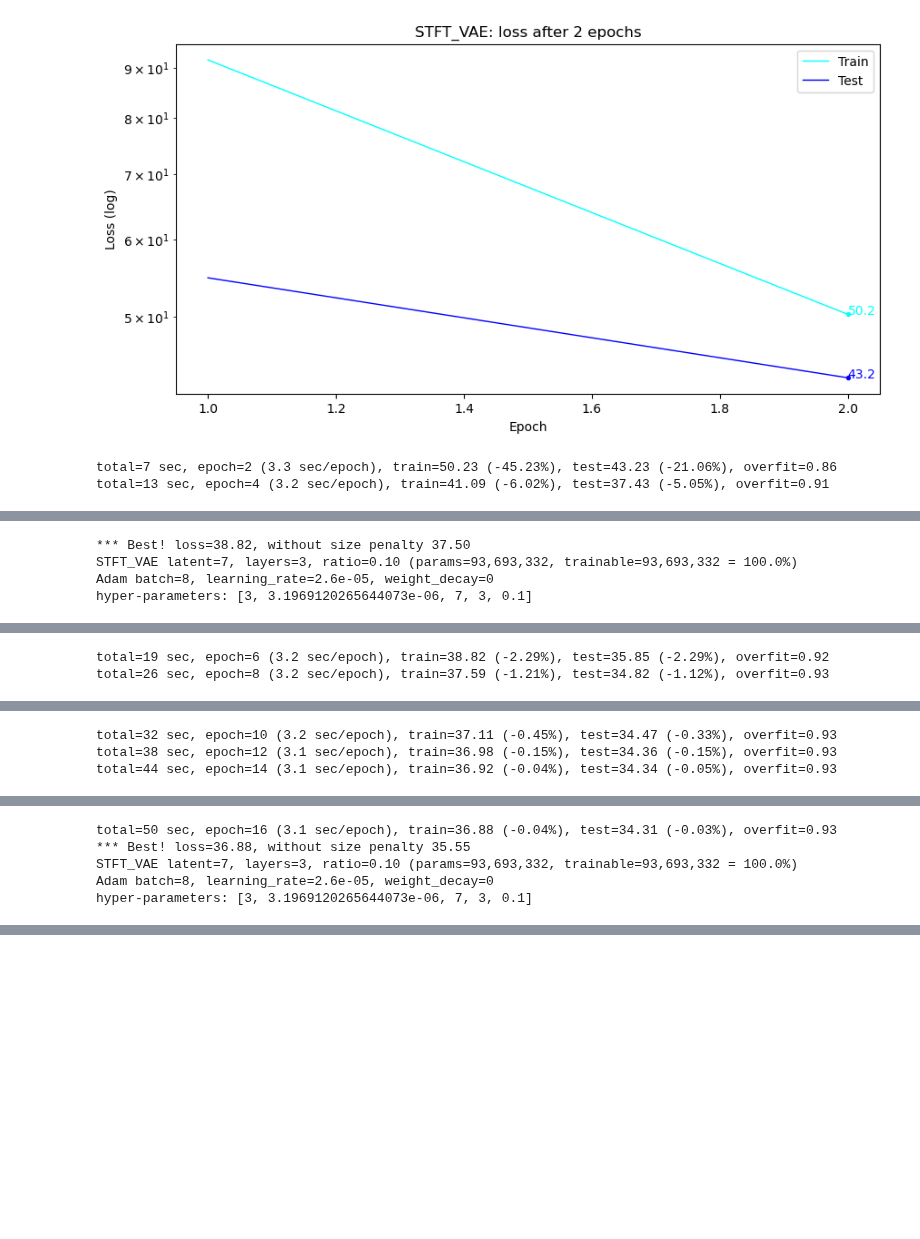
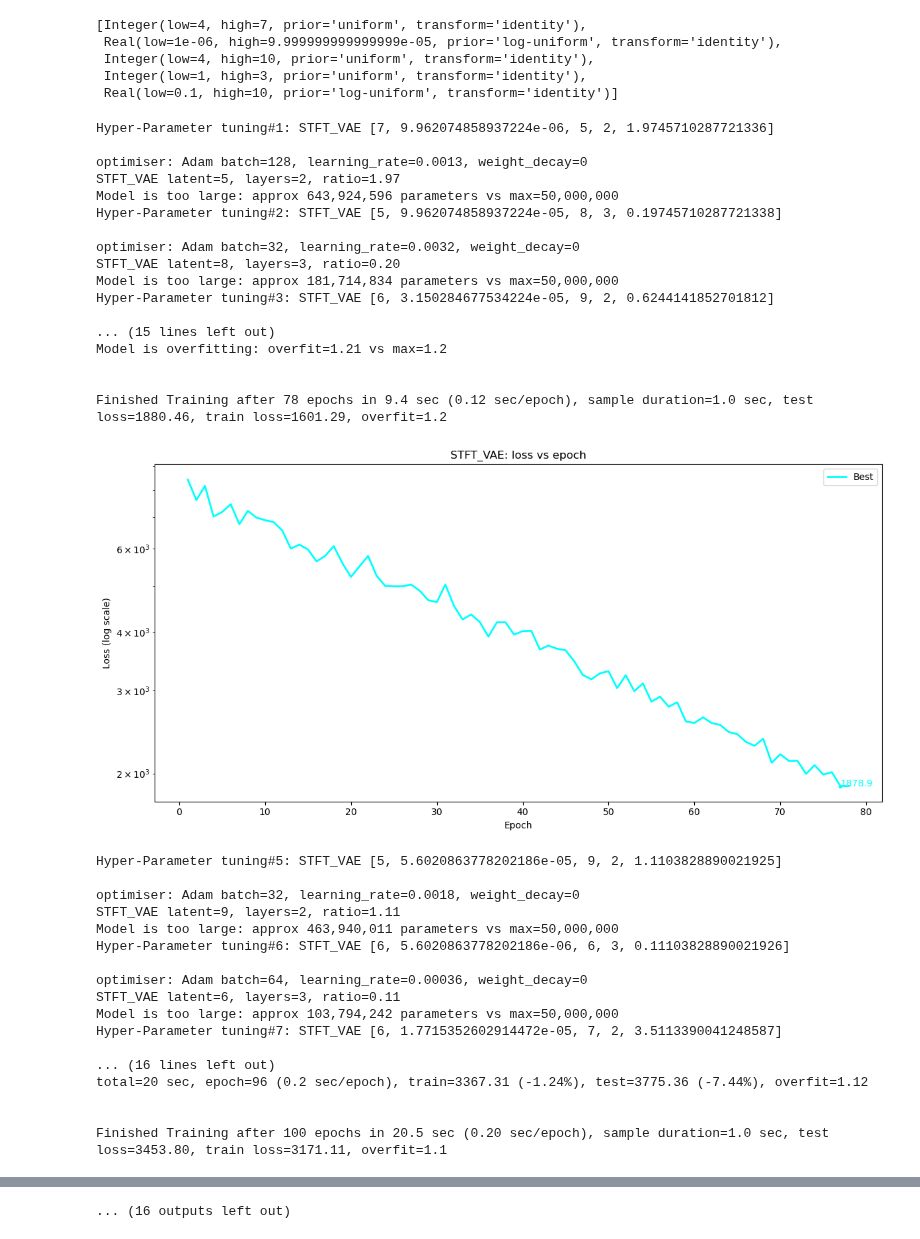
Before and after one commit to RikMaxSpeed/SampleGen, a Jupyter notebook: MakeAndTrain.ipynb, the cells around one changed output, grey strips where cells are left out. Cells and saved outputs as stored; diff of their text form; code cells hidden in the pictures; blank space fills up the shorter version.

```diff
--- a/MakeAndTrain.ipynb
+++ b/MakeAndTrain.ipynb
@@ -37,10 +38,10 @@ Max frequency=8000 Hz --> freq_buckets=742
 model = "STFT_VAE"
 
 # First optimise the hyper-parameters for this model
-#optimise_hyper_parameters(model)
+optimise_hyper_parameters(model)
 
 # Then train using the best hyper-parameters
-train_best_params(model)
+#train_best_params(model)
 
 
 # Alternatively, refine the training for the best set of hyper-parameters we've found
@@ -65,3 +54,40 @@ model size penalty=1.3
+[Integer(low=4, high=7, prior='uniform', transform='identity'),
+ Real(low=1e-06, high=9.999999999999999e-05, prior='log-uniform', transform='identity'),
+ Integer(low=4, high=10, prior='uniform', transform='identity'),
+ Integer(low=1, high=3, prior='uniform', transform='identity'),
+ Real(low=0.1, high=10, prior='log-uniform', transform='identity')]
+Hyper-Parameter tuning#1: STFT_VAE [7, 9.962074858937224e-06, 5, 2, 1.9745710287721336]
+
+optimiser: Adam batch=128, learning_rate=0.0013, weight_decay=0
+STFT_VAE latent=5, layers=2, ratio=1.97
+Model is too large: approx 643,924,596 parameters vs max=50,000,000
+Hyper-Parameter tuning#2: STFT_VAE [5, 9.962074858937224e-05, 8, 3, 0.19745710287721338]
+
+optimiser: Adam batch=32, learning_rate=0.0032, weight_decay=0
+STFT_VAE latent=8, layers=3, ratio=0.20
+Model is too large: approx 181,714,834 parameters vs max=50,000,000
+Hyper-Parameter tuning#3: STFT_VAE [6, 3.150284677534224e-05, 9, 2, 0.6244141852701812]
+
+... (15 lines left out)
+Model is overfitting: overfit=1.21 vs max=1.2
+
+
+Finished Training after 78 epochs in 9.4 sec (0.12 sec/epoch), sample duration=1.0 sec, test loss=1880.46, train loss=1601.29, overfit=1.2
-[figure, old version]
+[figure, new version]
-total=7 sec, epoch=2 (3.3 sec/epoch), train=50.23 (-45.23%), test=43.23 (-21.06%), overfit=0.86
-total=13 sec, epoch=4 (3.2 sec/epoch), train=41.09 (-6.02%), test=37.43 (-5.05%), overfit=0.91
+Hyper-Parameter tuning#5: STFT_VAE [5, 5.6020863778202186e-05, 9, 2, 1.1103828890021925]
+
+optimiser: Adam batch=32, learning_rate=0.0018, weight_decay=0
+STFT_VAE latent=9, layers=2, ratio=1.11
+Model is too large: approx 463,940,011 parameters vs max=50,000,000
+Hyper-Parameter tuning#6: STFT_VAE [6, 5.6020863778202186e-06, 6, 3, 0.11103828890021926]
+
+optimiser: Adam batch=64, learning_rate=0.00036, weight_decay=0
+STFT_VAE latent=6, layers=3, ratio=0.11
+Model is too large: approx 103,794,242 parameters vs max=50,000,000
+Hyper-Parameter tuning#7: STFT_VAE [6, 1.7715352602914472e-05, 7, 2, 3.5113390041248587]
+
+... (16 lines left out)
+total=20 sec, epoch=96 (0.2 sec/epoch), train=3367.31 (-1.24%), test=3775.36 (-7.44%), overfit=1.12
+
+
+Finished Training after 100 epochs in 20.5 sec (0.20 sec/epoch), sample duration=1.0 sec, test loss=3453.80, train loss=3171.11, overfit=1.1
@@ -69,4 +94,0 @@ total=13 sec, epoch=4 (3.2 sec/epoch), train=41.09 (-6.02%), test=37.43 (-5.05%)
-*** Best! loss=38.82, without size penalty 37.50
-STFT_VAE latent=7, layers=3, ratio=0.10 (params=93,693,332, trainable=93,693,332 = 100.0%)
-Adam batch=8, learning_rate=2.6e-05, weight_decay=0
-hyper-parameters: [3, 3.1969120265644073e-06, 7, 3, 0.1]
@@ -74,2 +95,0 @@ hyper-parameters: [3, 3.1969120265644073e-06, 7, 3, 0.1]
-total=19 sec, epoch=6 (3.2 sec/epoch), train=38.82 (-2.29%), test=35.85 (-2.29%), overfit=0.92
-total=26 sec, epoch=8 (3.2 sec/epoch), train=37.59 (-1.21%), test=34.82 (-1.12%), overfit=0.93
@@ -77,3 +110,0 @@ total=26 sec, epoch=8 (3.2 sec/epoch), train=37.59 (-1.21%), test=34.82 (-1.12%)
-total=32 sec, epoch=10 (3.2 sec/epoch), train=37.11 (-0.45%), test=34.47 (-0.33%), overfit=0.93
-total=38 sec, epoch=12 (3.1 sec/epoch), train=36.98 (-0.15%), test=34.36 (-0.15%), overfit=0.93
-total=44 sec, epoch=14 (3.1 sec/epoch), train=36.92 (-0.04%), test=34.34 (-0.05%), overfit=0.93
@@ -81,5 +115,0 @@ total=44 sec, epoch=14 (3.1 sec/epoch), train=36.92 (-0.04%), test=34.34 (-0.05%
-total=50 sec, epoch=16 (3.1 sec/epoch), train=36.88 (-0.04%), test=34.31 (-0.03%), overfit=0.93
-*** Best! loss=36.88, without size penalty 35.55
-STFT_VAE latent=7, layers=3, ratio=0.10 (params=93,693,332, trainable=93,693,332 = 100.0%)
-Adam batch=8, learning_rate=2.6e-05, weight_decay=0
-hyper-parameters: [3, 3.1969120265644073e-06, 7, 3, 0.1]
@@ -89,3 +120,4 @@ total=62 sec, epoch=20 (3.1 sec/epoch), train=36.86 (-0.01%), test=34.30 (-0.01%
+... (16 outputs left out)
 # %%
 # Test and Generate new samples
 from Generate import *
```
Also changed, not shown: parts of 3 cells of this notebook, 6 other files.
